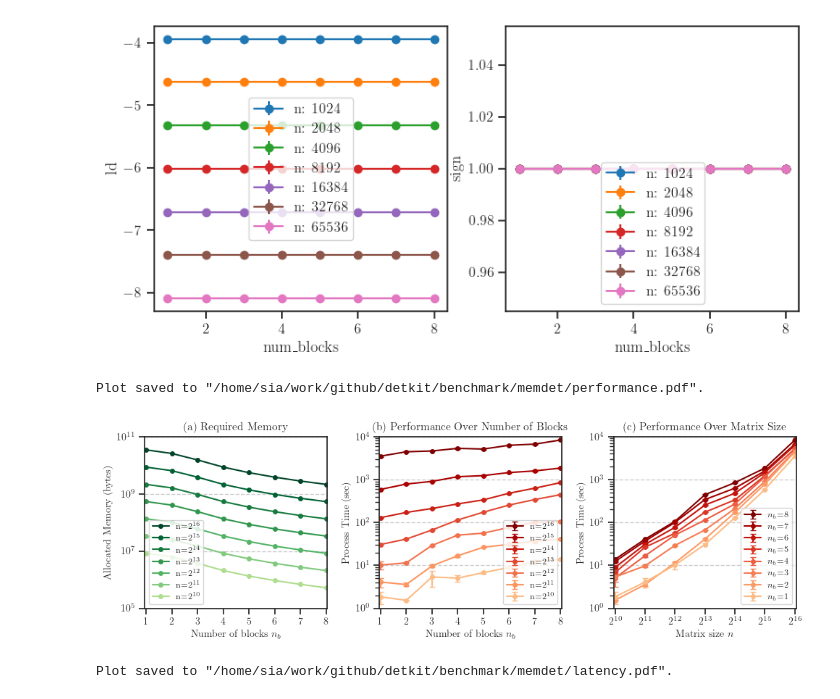
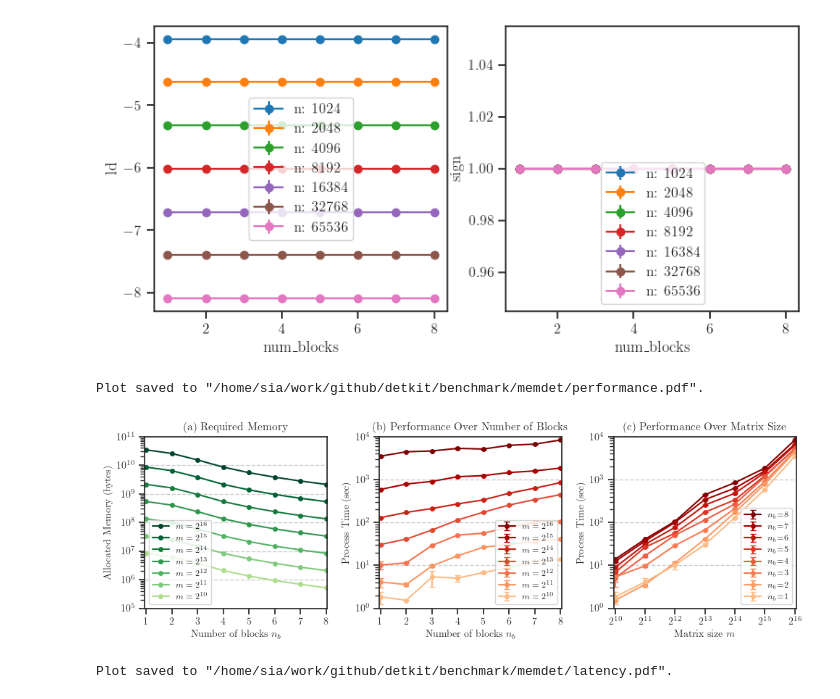
Before and after one commit to ameli/detkit, a Jupyter notebook: benchmark/memdet/benchmark_memdet.ipynb, the cells around one changed output. Saved outputs shown, nothing was run; the diff lists cells and outputs as text; code cells hidden in the pictures.

Commit message:
notebook figures

```diff
--- a/benchmark/memdet/benchmark_memdet.ipynb
+++ b/benchmark/memdet/benchmark_memdet.ipynb
@@ -116,7 +116,7 @@ for i in range(matrix_sizes.size-1, -1, -1):
     ax[0].plot(num_blocks,
                numpy.mean(alloc_mem[i, :, :], axis=-1) * mem_per_block / GB_scale,
                '-o', markersize=ms, color=cmap(norm(i/(num_lines-1))),
-               label=f'n=$2^{{{int(0.5+numpy.log2(matrix_sizes[i]))}}}$')
+               label=f'$m=2^{{{int(0.5+numpy.log2(matrix_sizes[i]))}}}$')
 
 num_lines = matrix_sizes.size
 cmap = plt.colormaps.get_cmap('OrRd')
@@ -126,7 +126,7 @@ for i in range(matrix_sizes.size-1, -1, -1):
                    yerr=numpy.std(tot_proc_time[i, :, :], axis=-1),
                    markersize=ms, capsize=3,
                    fmt='-o', color=cmap(norm(i/(num_lines-1))),
-                   label=f'n=$2^{{{int(0.5+numpy.log2(matrix_sizes[i]))}}}$')
+                   label=f'$m=2^{{{int(0.5+numpy.log2(matrix_sizes[i]))}}}$')
 
 num_lines = num_blocks.size
 cmap = plt.colormaps.get_cmap('OrRd')
@@ -156,7 +156,7 @@ ax[2].legend(fontsize='x-small')
 
 ax[0].set_xlabel('Number of blocks $n_b$', fontsize=fs)
 ax[1].set_xlabel('Number of blocks $n_b$', fontsize=fs)
-ax[2].set_xlabel('Matrix size $n$', fontsize=fs)
+ax[2].set_xlabel('Matrix size $m$', fontsize=fs)
 
 ax[0].set_ylabel('Allocated Memory (bytes)', fontsize=fs)
 ax[1].set_ylabel('Process Time (sec)', fontsize=fs)
@@ -165,34 +165,34 @@ ax[2].set_ylabel('Process Time (sec)', fontsize=fs)
 ax[0].set_yscale('log')
 ax[1].set_yscale('log')
 ax[2].set_xscale('log', base=2)
 ax[2].set_yscale('log')
 
 ticks = [2**i for i in map(int, 0.5+numpy.log2(matrix_sizes))]
 ax[2].set_xticks(ticks, [f'$2^{{{i}}}$' for i in map(int, 0.5+numpy.log2(matrix_sizes))])
 
 ax[0].set_xlim([num_blocks[0]-0.05, num_blocks[-1]+0.05])
 ax[1].set_xlim([num_blocks[0]-0.05, num_blocks[-1]+0.05])
 ax[2].set_xlim([matrix_sizes[0]/1.03, matrix_sizes[-1]*1.03])
 
 ax[0].set_title('(a) Required Memory', fontsize=fsl)
 ax[1].set_title('(b) Performance Over Number of Blocks', fontsize=fsl)
 ax[2].set_title('(c) Performance Over Matrix Size', fontsize=fsl)
 
 ax[0].grid(True, axis='y', which='major', ls='--')
 ax[1].grid(True, axis='y', which='major', ls='--')
 ax[2].grid(True, axis='y', which='major', ls='--')
 
 ax[0].set_ylim([1e5, 1e11])
 ax[1].set_ylim([1e0, 1e4])
 ax[2].set_ylim([1e0, 1e4])
 
 plt.tight_layout()
 
 texplot.show_or_save_plot(plt, default_filename='performance.pdf', transparent_background=False,
                           dpi=200, show_and_save=True, verbose=True)
 # %% [output]
 Plot saved to "/home/sia/work/github/detkit/benchmark/memdet/performance.pdf".
-[figure, old version]
+[figure, new version]
 # %%
 # Custom formatter to clean up y-ticks
 def clean_formatter(x, pos):
```
Also changed, not shown: parts of 1 cell of this notebook, 15 other files.
